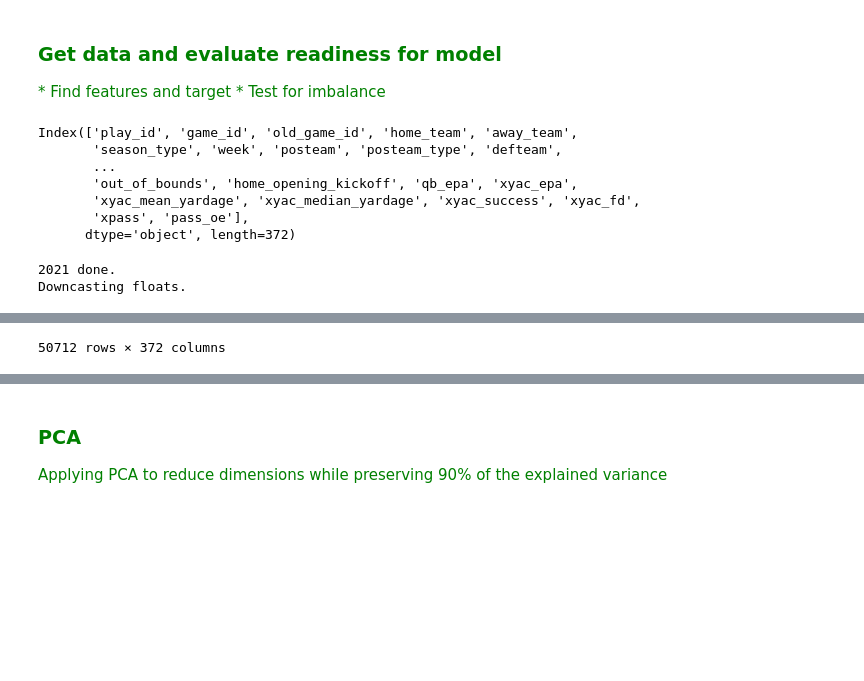
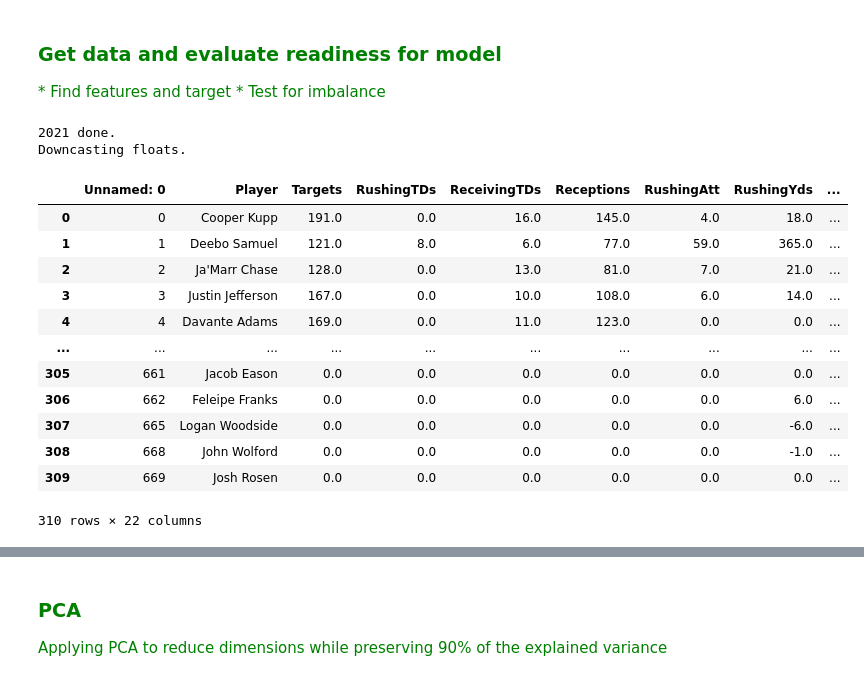
Before and after one commit to LAFF1/NFL-Sandbox, a Jupyter notebook: Lynne/NFL_Fantasy_model_Tuner.ipynb, the cells around one changed output, grey strips where cells are left out. Drawn from its saved outputs; the diff is of its cells as text; code cells hidden in the pictures; blank space fills up the shorter version.

```diff
--- a/Lynne/NFL_Fantasy_model_Tuner.ipynb
+++ b/Lynne/NFL_Fantasy_model_Tuner.ipynb
@@ -65,17 +67,35 @@ def test_model(data):
      * Test for imbalance </scan>
 # %%
 nfl.see_pbp_cols()
+pbp2021 = nfl.import_pbp_data(years=[2021], downcast=True, cache=False, alt_path=None)
+pbp2021
+
+
+# load additional team data
+pbpclean = pbp2021
+teams = nfl.import_team_desc()
+players = nfl.import_rosters([2021])
+player_seasons = nfl.import_seasonal_data([2021])
+player_seasons.head(5)
+
+apd = pd.read_csv('Resources/LynnesMegaFile.csv')
+apd_scope = apd[['Player', 'FantasyPoints', 'Production']].copy()
 # %% [output]
-Index(['play_id', 'game_id', 'old_game_id', 'home_team', 'away_team',
-       'season_type', 'week', 'posteam', 'posteam_type', 'defteam',
-       ...
-       'out_of_bounds', 'home_opening_kickoff', 'qb_epa', 'xyac_epa',
-       'xyac_mean_yardage', 'xyac_median_yardage', 'xyac_success', 'xyac_fd',
-       'xpass', 'pass_oe'],
-      dtype='object', length=372)
+2021 done.
+Downcasting floats.
 # %%
-pbp2021 = nfl.import_pbp_data(years=[2021], downcast=True, cache=False, alt_path=None)
-pbp2021
+apd
 # %% [output]
+|  | Unnamed: 0 | Player | Targets | RushingTDs | ReceivingTDs | Receptions | RushingAtt | RushingYds | ... |
+| 0 | 0 | Cooper Kupp | 191.0 | 0.0 | 16.0 | 145.0 | 4.0 | 18.0 | ... |
+| 1 | 1 | Deebo Samuel | 121.0 | 8.0 | 6.0 | 77.0 | 59.0 | 365.0 | ... |
+| 2 | 2 | Ja'Marr Chase | 128.0 | 0.0 | 13.0 | 81.0 | 7.0 | 21.0 | ... |
+| 3 | 3 | Justin Jefferson | 167.0 | 0.0 | 10.0 | 108.0 | 6.0 | 14.0 | ... |
+| 4 | 4 | Davante Adams | 169.0 | 0.0 | 11.0 | 123.0 | 0.0 | 0.0 | ... |
+| ... | ... | ... | ... | ... | ... | ... | ... | ... | ... |
+| 305 | 661 | Jacob Eason | 0.0 | 0.0 | 0.0 | 0.0 | 0.0 | 0.0 | ... |
+| 306 | 662 | Feleipe Franks | 0.0 | 0.0 | 0.0 | 0.0 | 0.0 | 6.0 | ... |
+| 307 | 665 | Logan Woodside | 0.0 | 0.0 | 0.0 | 0.0 | 0.0 | -6.0 | ... |
+| 308 | 668 | John Wolford | 0.0 | 0.0 | 0.0 | 0.0 | 0.0 | -1.0 | ... |
+| 309 | 669 | Josh Rosen | 0.0 | 0.0 | 0.0 | 0.0 | 0.0 | 0.0 | ... |
-2021 done.
-Downcasting floats.
+310 rows × 22 columns
@@ -94,2 +102 @@ Downcasting floats.
-50712 rows × 372 columns
 # %%
```
Also changed, not shown: parts of 29 cells of this notebook, 7 other files.
